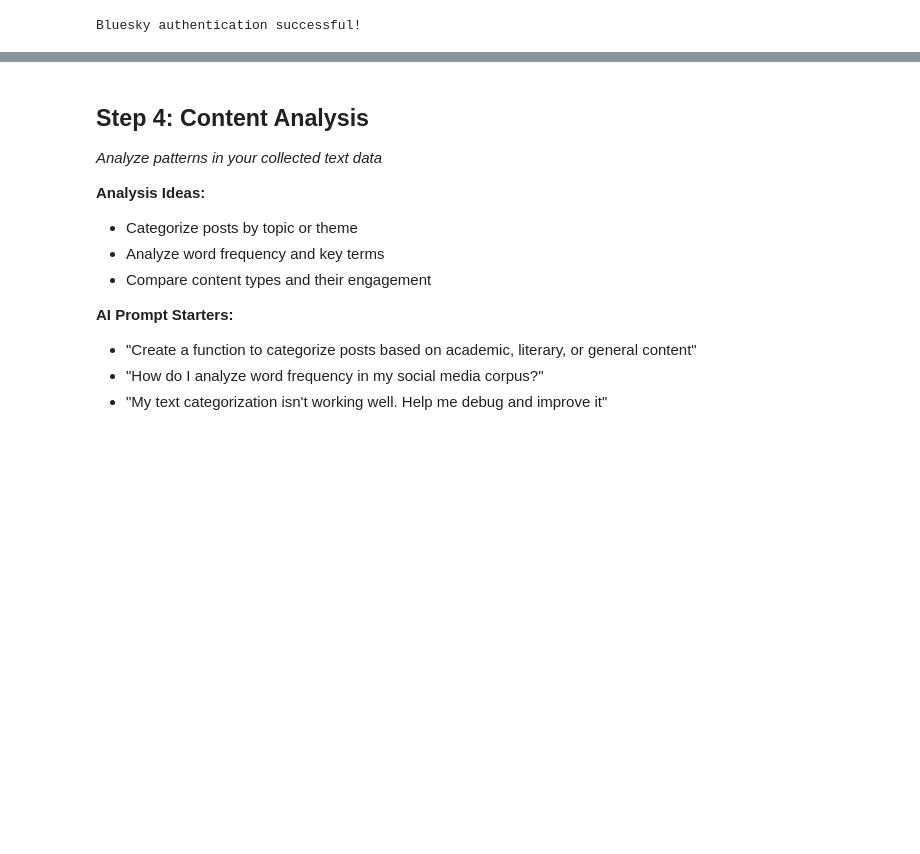
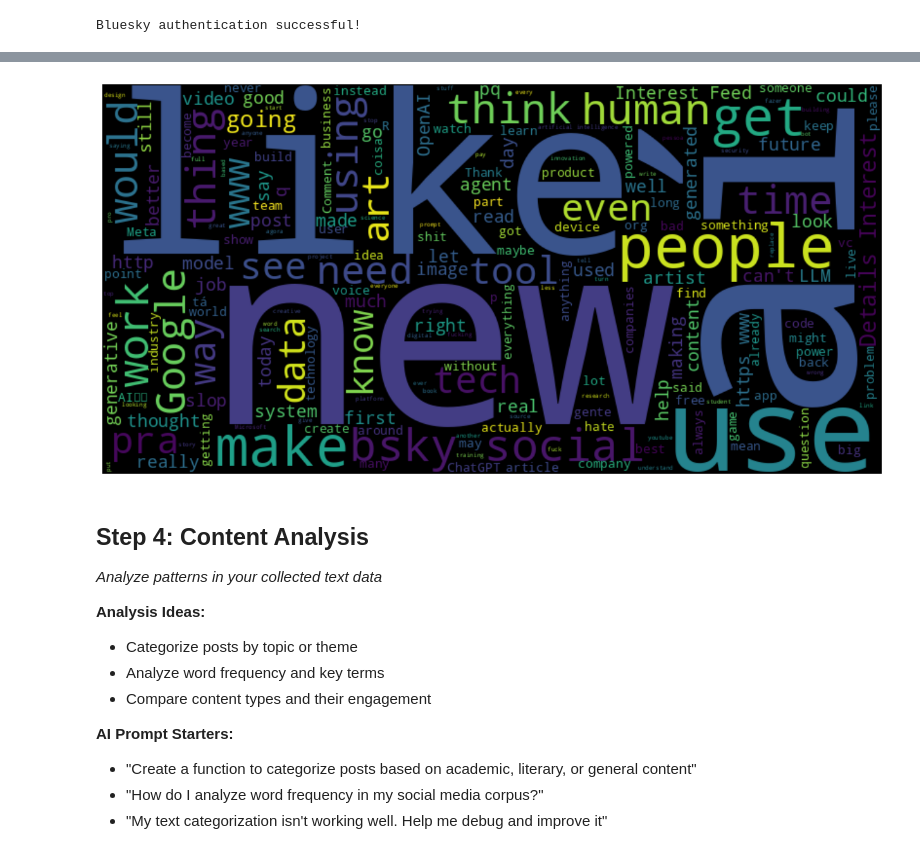
Before and after one commit to AMSUCF/DHProgramming, a Jupyter notebook: Bluesky_Solution.ipynb, the cells around one changed output, grey strips where cells are left out. Cells and saved outputs as stored; diff of their text form; code cells hidden in the pictures; blank space fills up the shorter version.

```diff
--- a/Bluesky_Solution.ipynb
+++ b/Bluesky_Solution.ipynb
@@ -79,7 +61,7 @@ except Exception as e:
 Bluesky authentication successful!
 # %%
 # search for up to 10 matching posts
-resp = bluesky_client.app.bsky.feed.search_posts({
+resp = client.app.bsky.feed.search_posts({
     "q": "#ai",
     "limit": 10
 })
@@ -108,0 +104,17 @@ Dragon Ball
+# %%
+all_posts = []
+cursor = None
+while len(all_posts) < 1000:
+    params = {"q": "AI", "limit": 100}
+    if cursor:
+        params["cursor"] = cursor
+
+    resp = client.app.bsky.feed.search_posts(params)
+    batch = resp.posts
+    if not batch:
+        break
+
+    all_posts.extend(batch)
+    cursor = getattr(resp, "cursor", None)
+    if not cursor:
+        break
@@ -188,0 +291,52 @@ Wrote 1000 rows to /content/ai_posts_flat.csv
+# %%
+# prompt: Remove stopwords before generating the wordcloud (in all languages)
+
+import nltk
+nltk.download('stopwords')
+from nltk.corpus import stopwords
+
+# Combine all post text into one string
+text = ' '.join(df['post_text'].dropna().astype(str))
+
+# Get a list of stopwords in all languages
+stop_words = set(stopwords.words('azerbaijani'))
+stop_words.update(stopwords.words('basque'))
+stop_words.update(stopwords.words('bengali'))
+stop_words.update(stopwords.words('catalan'))
+stop_words.update(stopwords.words('chinese'))
+stop_words.update(stopwords.words('danish'))
+stop_words.update(stopwords.words('dutch'))
+stop_words.update(stopwords.words('english'))
+stop_words.update(stopwords.words('finnish'))
+stop_words.update(stopwords.words('french'))
+stop_words.update(stopwords.words('german'))
+stop_words.update(stopwords.words('greek'))
+stop_words.update(stopwords.words('hungarian'))
+stop_words.update(stopwords.words('indonesian'))
+stop_words.update(stopwords.words('italian'))
+stop_words.update(stopwords.words('kazakh'))
+stop_words.update(stopwords.words('nepali'))
+stop_words.update(stopwords.words('norwegian'))
+stop_words.update(stopwords.words('portuguese'))
+stop_words.update(stopwords.words('romanian'))
+stop_words.update(stopwords.words('russian'))
+stop_words.update(stopwords.words('slovene'))
+stop_words.update(stopwords.words('spanish'))
+stop_words.update(stopwords.words('swedish'))
+stop_words.update(stopwords.words('tajik'))
+stop_words.update(stopwords.words('turkish'))
+
+# Remove stopwords
+words = text.split()
+filtered_words = [word for word in words if word.lower() not in stop_words]
+filtered_text = ' '.join(filtered_words)
+
+# Generate the word cloud
+wc = WordCloud(width=800, height=400, stopwords=stop_words).generate(filtered_text)
+
+# Display the word cloud
+plt.figure(figsize=(16, 8))
+plt.imshow(wc, interpolation='bilinear')
+plt.axis('off')
+plt.show()
+# %% [output]
@@ -189,3 +345,4 @@ Wrote 1000 rows to /content/ai_posts_flat.csv
+[figure, added]
 # %% [markdown]
 ## Step 4: Content Analysis
 *Analyze patterns in your collected text data*
```
Also changed, not shown: parts of 16 cells of this notebook.
